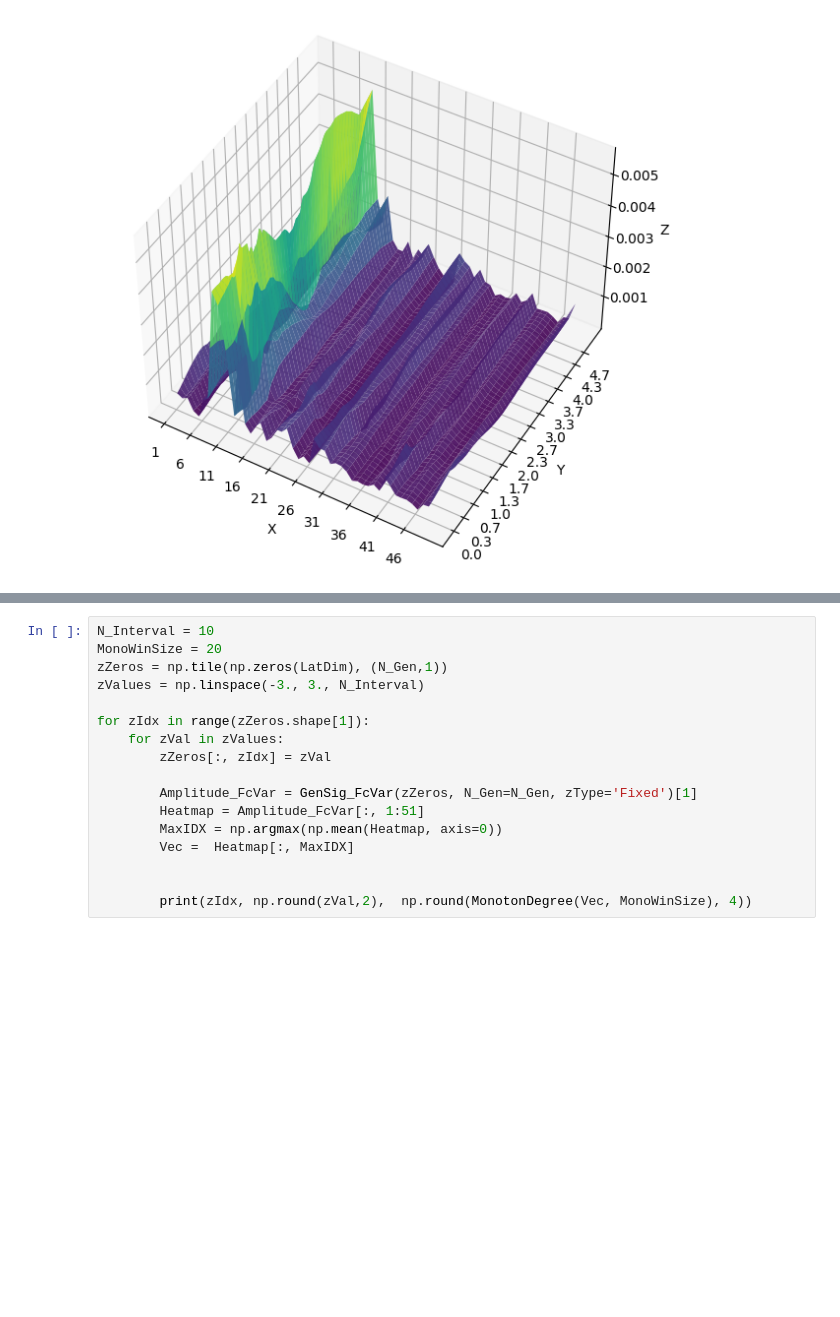
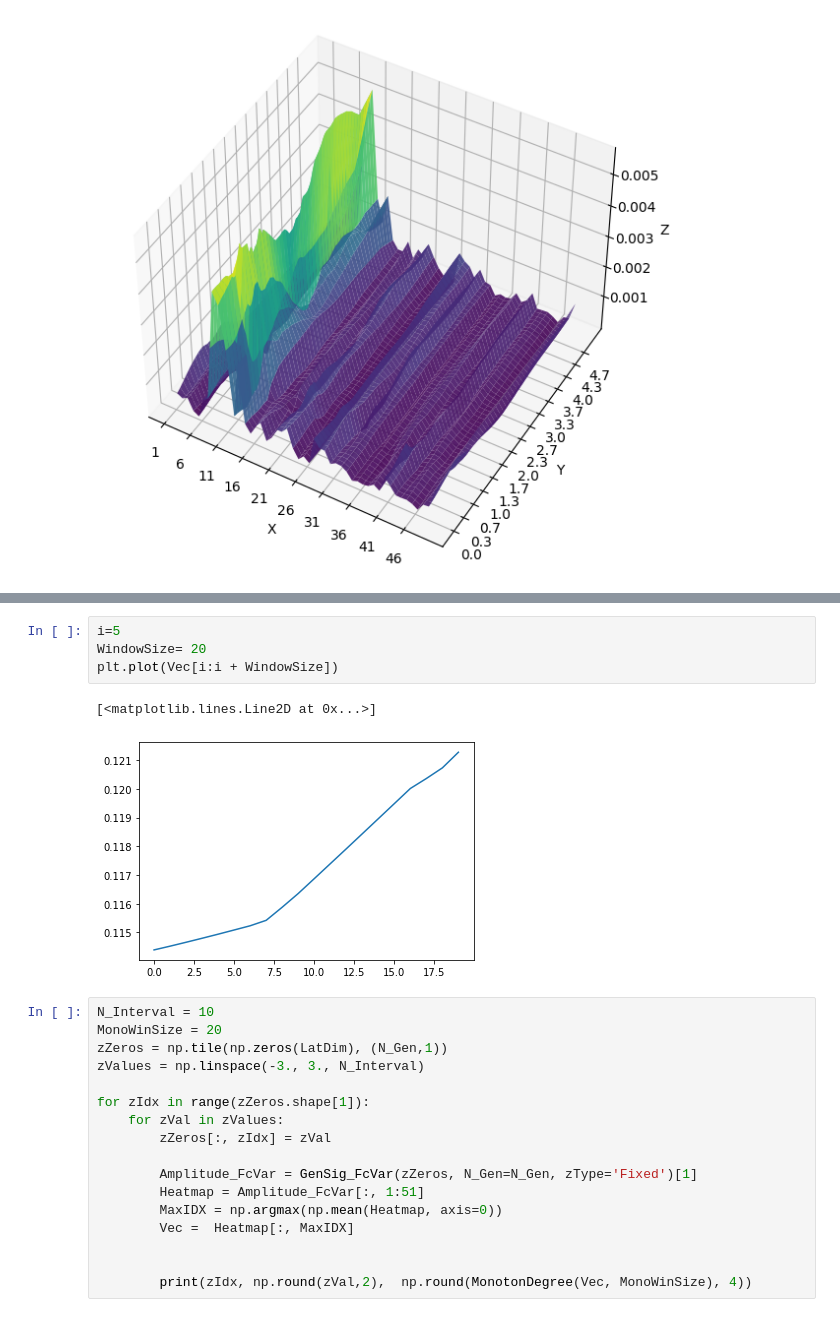
Before and after one commit to JunetaeKim/VABAM, a Jupyter notebook: Evaluation.ipynb, the cells around one changed output, grey strips where cells are left out. Cells and saved outputs as stored; diff of their text form; blank space fills up the shorter version.

```diff
--- a/Evaluation.ipynb
+++ b/Evaluation.ipynb
@@ -513,3 +621,10 @@ def PLCMI (FeatGenModel,  ReconModel, LatDim, N_Gen=300, N_Interval=10, MonoWinS
+# %%
+i=5
+WindowSize= 20
+plt.plot(Vec[i:i + WindowSize])
+# %% [output]
+[<matplotlib.lines.Line2D at 0x...>]
+[figure, added]
 # %%
 N_Interval = 10
 MonoWinSize = 20
```
Also changed, not shown: parts of 16 cells of this notebook, 1 other file.
